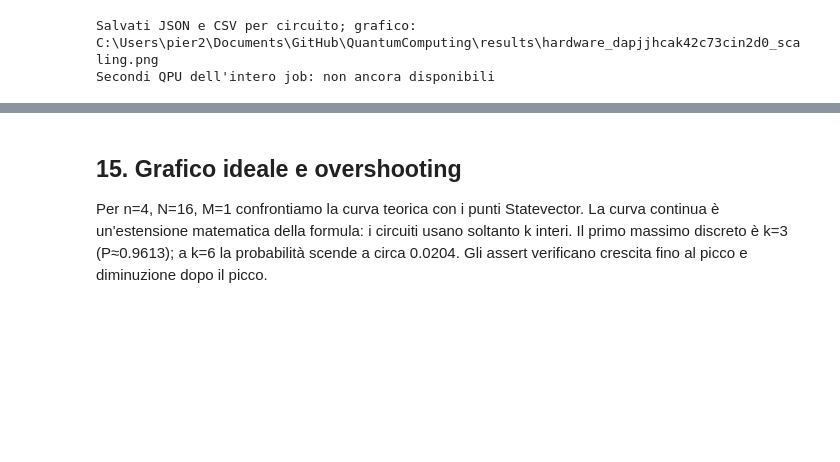
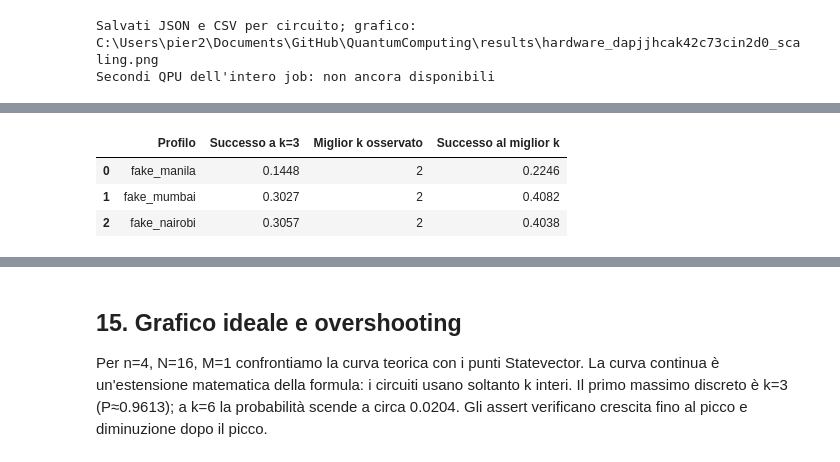
Before and after one commit to Pier2690/QuantumComputing, a Jupyter notebook: Grover.ipynb, the cells around one changed output, grey strips where cells are left out. Drawn from its saved outputs; the diff is of its cells as text; code cells hidden in the pictures; blank space fills up the shorter version.

```diff
--- a/Grover.ipynb
+++ b/Grover.ipynb
@@ -1523,23 +1366,0 @@ Per ogni dimensione misuriamo un solo valore di `k` su hardware: questi dati non
-# %%
-fake_scan = analysis_df[(analysis_df.source == "fake_backend") & (analysis_df.n == 4)
-                        & analysis_df.marked_states.map(lambda states: states == ("0001",))]
-best_fake_table = (fake_scan.sort_values(["backend", "frequency", "k"], ascending=[True, False, True])
-                  .groupby("backend").head(1)[["backend", "k", "frequency"]].copy())
-at_three = fake_scan[fake_scan.k == 3].set_index("backend").frequency
-best_fake_table["frequency_at_k3"] = best_fake_table.backend.map(at_three)
-best_fake_table["improvement_pp"] = 100 * (best_fake_table.frequency - best_fake_table.frequency_at_k3)
-display(best_fake_table.reset_index(drop=True).round(4))
-best_fake_table.to_csv(results_directory / "grover_best_fake_iterations.csv", index=False)
-
-fig, ax = plt.subplots(figsize=(8, 4))
-for backend, group in fake_scan.groupby("backend"):
-    group = group.sort_values("k")
-    ax.plot(group.k, group.frequency, "o-", label=backend)
-ax.axvline(3, linestyle="--", color="gray", label="Ottimo ideale")
-ax.set(xlabel="Iterazioni", ylabel="Frequenza di successo", title="Massimi osservati nei profili di rumore", xticks=range(7))
-ax.legend()
-ax.grid(alpha=0.25)
-fig.tight_layout()
-fig.savefig(results_directory / "grover_noise_iterations.png", dpi=150)
-display(fig)
-plt.close(fig)
@@ -1577,0 +1415,17 @@ replica_summary.to_csv(results_directory / "grover_ideal_repetitions_summary.csv
+# %%
+# Una sola riga per fake backend, sullo stesso problema a 4 qubit.
+noise_summary_rows = []
+for backend, group in noisy_results_df.groupby("backend"):
+    best = group.sort_values(["success_probability", "k"], ascending=[False, True]).iloc[0]
+    at_three = group[group.k == 3].iloc[0]
+    noise_summary_rows.append({
+        "Profilo": backend, "Successo a k=3": at_three.success_probability,
+        "Miglior k osservato": int(best.k), "Successo al miglior k": best.success_probability,
+    })
+noise_summary = pd.DataFrame(noise_summary_rows)
+display(noise_summary.round(4))
+# %% [output]
+|  | Profilo | Successo a k=3 | Miglior k osservato | Successo al miglior k |
+| 0 | fake_manila | 0.1448 | 2 | 0.2246 |
+| 1 | fake_mumbai | 0.3027 | 2 | 0.4082 |
+| 2 | fake_nairobi | 0.3057 | 2 | 0.4038 |
```
Also changed, not shown: parts of 16 cells of this notebook.
